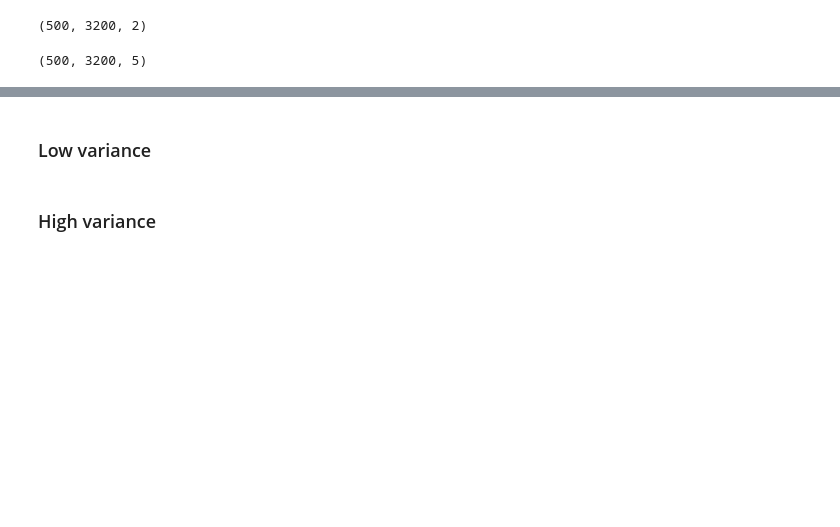
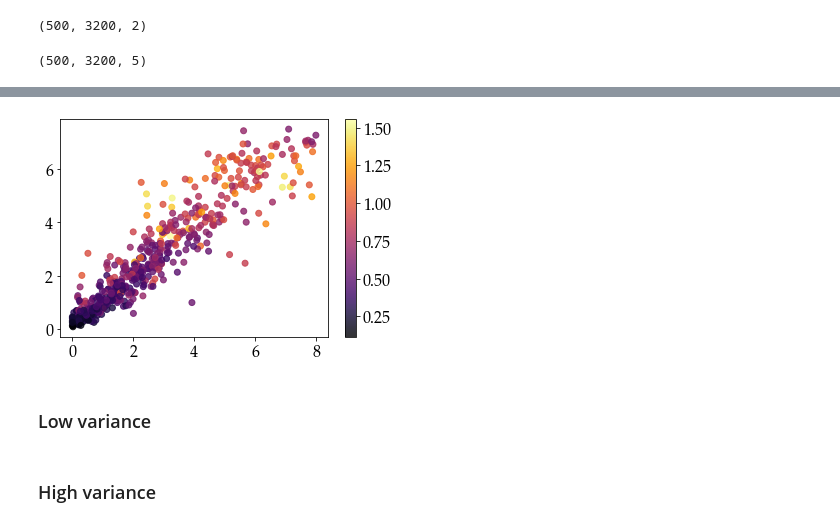
Before and after one commit to LuSchumacher/dynamic_models, a Jupyter notebook: ablation_study/ablation_study.ipynb, the cells around one changed output, grey strips where cells are left out. Saved outputs shown, nothing was run; the diff lists cells and outputs as text; code cells hidden in the pictures; blank space fills up the shorter version.

```diff
--- a/ablation_study/ablation_study.ipynb
+++ b/ablation_study/ablation_study.ipynb
@@ -588,3 +678,11 @@ NameError: name 'theta_d' is not defined
+# %%
+import matplotlib.pyplot as plt
+cm = plt.cm.get_cmap('inferno')
+sc = plt.scatter(x=true_param[:, 0], y=pred_param[:, 0], c=pred_param_sd[:, 0], cmap=cm, alpha=0.8)
+plt.colorbar(sc)
+plt.show()
+# %% [output]
+[figure, added]
 # %%
 bf_post_high_var_sd = np.array(bf_post_high_var[0].stddev()).mean(axis=0)
 # bf_post_high_var_sd_sd   = np.array(bf_post_high_var.stddev()).std(axis=0)
```
Also changed, not shown: parts of 7 cells of this notebook, 2 other files.
